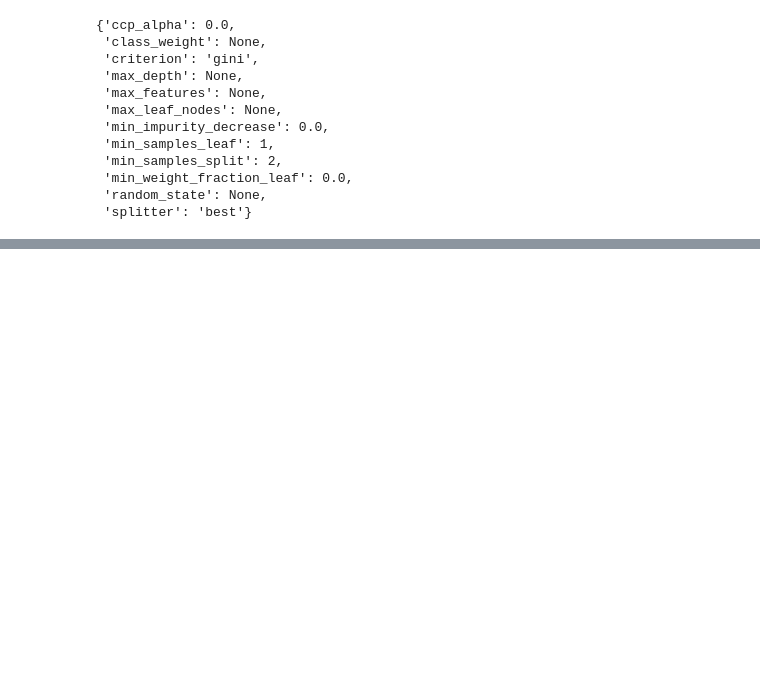
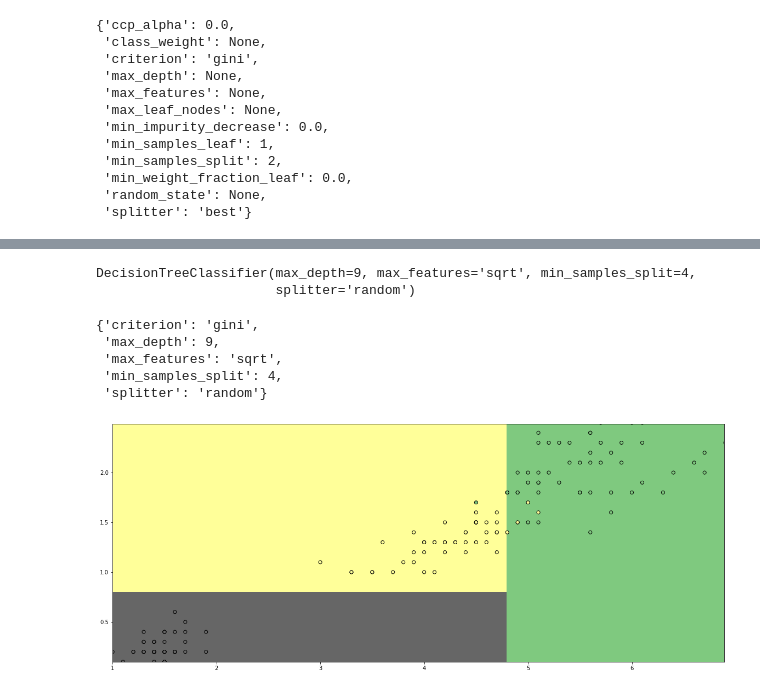
Before and after one commit to MoksedurRahman/Decision_Tree_Regression_Classification_IrisDataSet, a Jupyter notebook: LinearRegression/DecisionTree.ipynb, the cells around one changed output, grey strips where cells are left out. Saved outputs shown, nothing was run; the diff lists cells and outputs as text; code cells hidden in the pictures; blank space fills up the shorter version.

```diff
--- a/LinearRegression/DecisionTree.ipynb
+++ b/LinearRegression/DecisionTree.ipynb
@@ -114,3 +114,16 @@ model.get_params()
  'min_weight_fraction_leaf': 0.0,
  'random_state': None,
  'splitter': 'best'}
+# %%
+from sklearn.model_selection import GridSearchCV
+grid = GridSearchCV(
+    model,
+    param_grid={
+        "criterion":["gini","entropy"],
+        "splitter":["best","random"],
+        "max_depth":[3,5,7,9,11,13,15,17,21],
+        "max_features":["sqrt","log2"],
+        "min_samples_split":[3,4,5,6,7,8,9,11,15,20,25]
+    },cv=8,scoring="accuracy",verbose=2
+)
+grid.fit(Features,target)
@@ -116,0 +156,40 @@ model.get_params()
+# %%
+grid.best_estimator_
+# %% [output]
+DecisionTreeClassifier(max_depth=9, max_features='sqrt', min_samples_split=4,
+                       splitter='random')
+# %%
+grid.best_params_
+# %% [output]
+{'criterion': 'gini',
+ 'max_depth': 9,
+ 'max_features': 'sqrt',
+ 'min_samples_split': 4,
+ 'splitter': 'random'}
+# %%
+bmodel = DecisionTreeClassifier()
+bmodel.fit(Features, target)
+# Visualization
+
+xmin, xmax = Features.values[:, 0].min(), Features.values[:, 0].max()
+ymin, ymax = Features.values[:, 1].min(), Features.values[:, 1].max()
+
+xx, yy = np.meshgrid(np.arange(xmin, xmax, 0.01), np.arange(ymin, ymax, 0.01))
+xx.shape, yy.shape
+
+xtest = np.c_[xx.ravel(), yy.ravel()]
+xtest.shape
+ypred = model.predict(xtest)
+ypred = ypred.reshape(yy.shape)
+ypred
+
+plt.figure(1, figsize=(20,8))
+plt.set_cmap(plt.cm.Accent_r)
+plt.pcolormesh(xx, yy, ypred, shading='auto')
+
+plt.scatter(Features.values[:, 0], Features.values[:, 1], c=target, edgecolors='black')
+plt.xlim(xx.min(), xx.max())
+plt.ylim(yy.min(), yy.max())
+plt.show()
+# %% [output]
+[figure, added]
```
Also changed, not shown: parts of 2 cells of this notebook.
